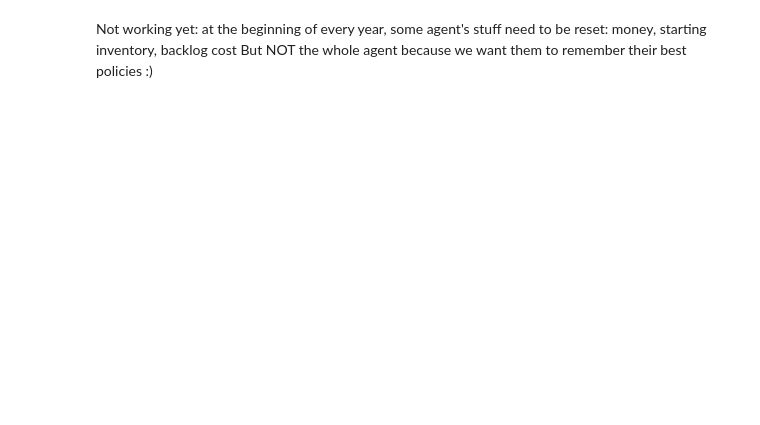
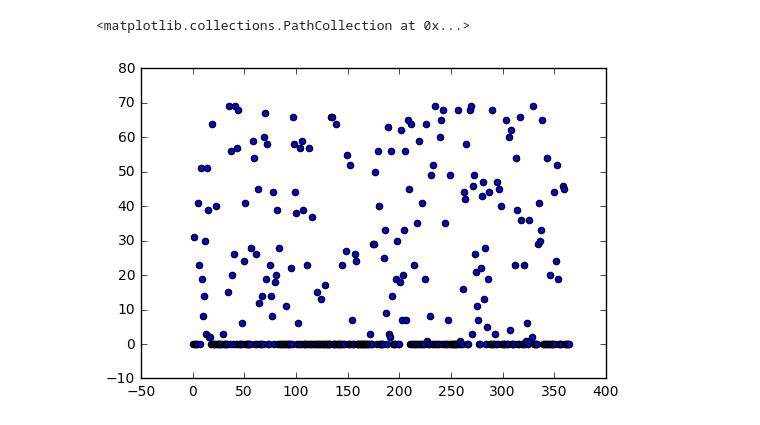
Before and after one commit to fleoren/AdvancedMachineLearning_Course, a Jupyter notebook: Beerhouse/code_drafts/beer_distribution_game.ipynb, the cells around one changed output. Drawn from its saved outputs; the diff is of its cells as text; code cells hidden in the pictures; blank space fills up the shorter version.

```diff
--- a/Beerhouse/code_drafts/beer_distribution_game.ipynb
+++ b/Beerhouse/code_drafts/beer_distribution_game.ipynb
@@ -9,11 +12,11 @@ from numpy import random
 
 # Prices and Costs
 # Prices of one beer at each level of the supply chain.
-retail_price = 10
-wholesale_price = 9
-regional_warehouse_price = 8
-factory_price = 7
-field_price = 6
+retail_price = 10+10
+wholesale_price = 9+8
+regional_warehouse_price = 8+6
+factory_price = 7+4
+field_price = 6+2
 # Cost of holding one beer during one day on warehouse.
 # Assumed to be the same for all levels
 warehouse_price = 0.5
@@ -74,6 +77,7 @@ class Agent:
             self.buying_price = field_price
 
         self.name = name
+        self.initial_inventory = inventory
         self.inventory = inventory
         self.total_warehousing_costs = 0
         self.total_money = 0
@@ -81,7 +85,7 @@ class Agent:
         self.current_policy = [0] * 365
         self.current_payout = [0] * 365
         self.best_policy = [0] * 365
-        self.best_payout = [0] * 365
+        self.best_payout = [-1000] * 365
 
         # These relationships are assigned after the agents are created
         self.downstream_agent =  ""
@@ -202,3 +248,5 @@ for j in range(total_epochs):  # 10000 epochs, need to find a better way to cons
-# %% [markdown]
-Not working yet: at the beginning of every year, some agent's stuff need to be reset: money, starting inventory, backlog cost
-But NOT the whole agent because we want them to remember their best policies :)
+# %%
+plt.scatter(range(365), retail_agent.best_policy)
+# %% [output]
+<matplotlib.collections.PathCollection at 0x...>
+[figure, added]
```
Also changed, not shown: parts of 5 cells of this notebook, 1 other file.
